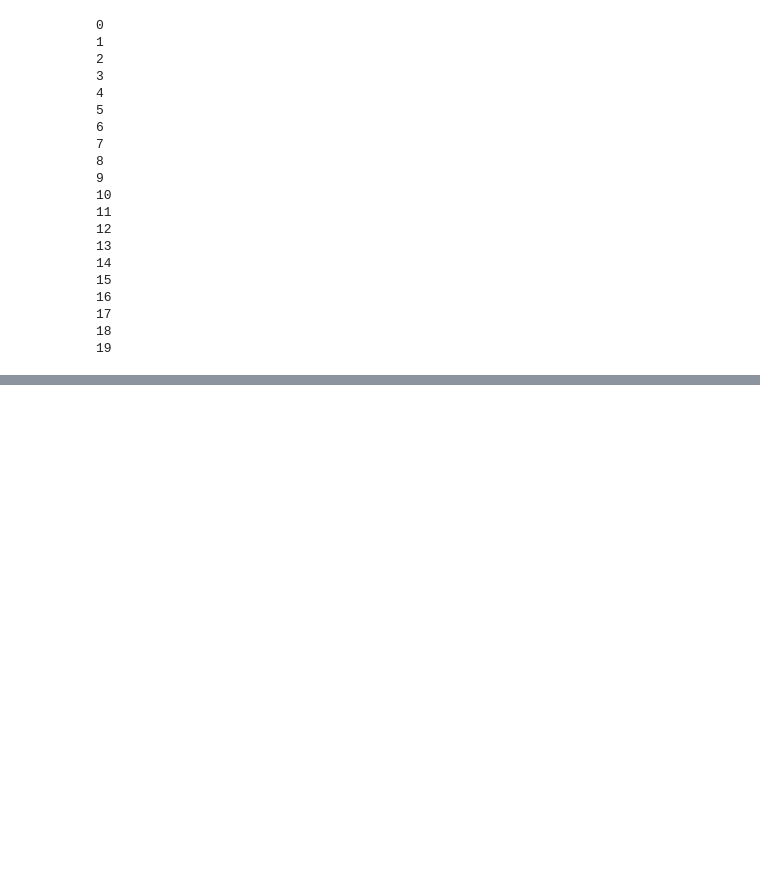
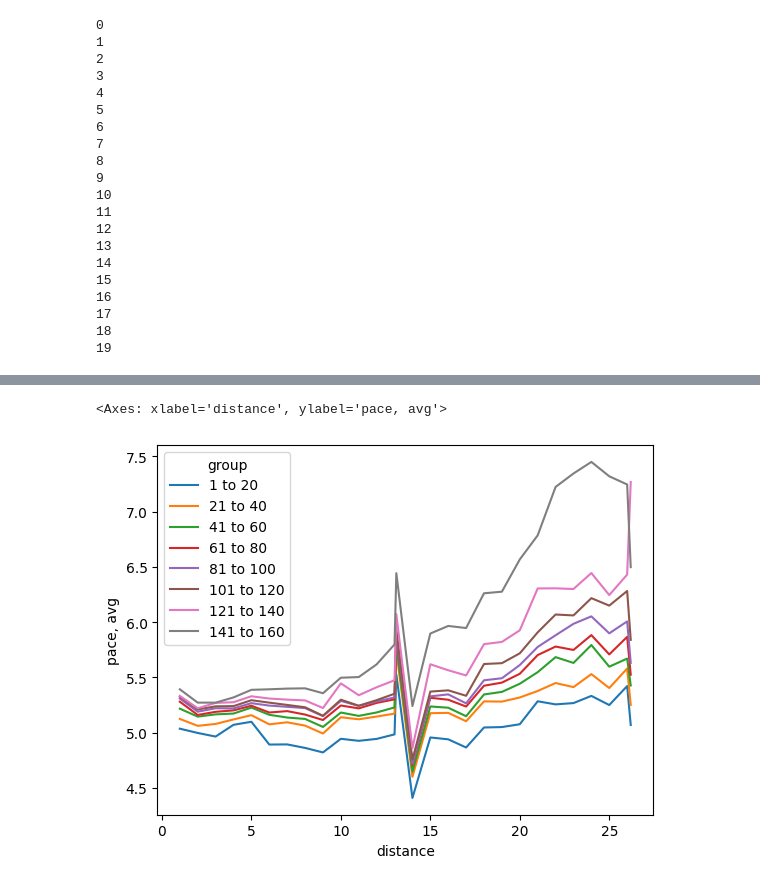
Before and after one commit to syphax/flow-visualizations, a Jupyter notebook: usa-marathon-trials-2024/util/_dev_get_times.ipynb, the cells around one changed output, grey strips where cells are left out. Drawn from its saved outputs; the diff is of its cells as text; code cells hidden in the pictures; blank space fills up the shorter version.

```diff
--- a/usa-marathon-trials-2024/util/_dev_get_times.ipynb
+++ b/usa-marathon-trials-2024/util/_dev_get_times.ipynb
@@ -492,3 +495,17 @@ sns.lineplot(x="distance", y="pace, median",
+# %%
+# Make a chart!
+
+import seaborn as sns
+
+df_chart = df_time_by_mile_by_group.reset_index()
+df_chart = df_chart[df_chart['sex'] == 'M']
+
+sns.lineplot(x="distance", y="pace, avg",
+             hue="group",
+             data=df_chart)
+# %% [output]
+<Axes: xlabel='distance', ylabel='pace, avg'>
+[figure, added]
 # %%
 df_results_clean_all[df_results_clean_all['name'] == 'Prescott Leach']
 # %% [output]
```
Also changed, not shown: parts of 9 cells of this notebook, 1 other file.
